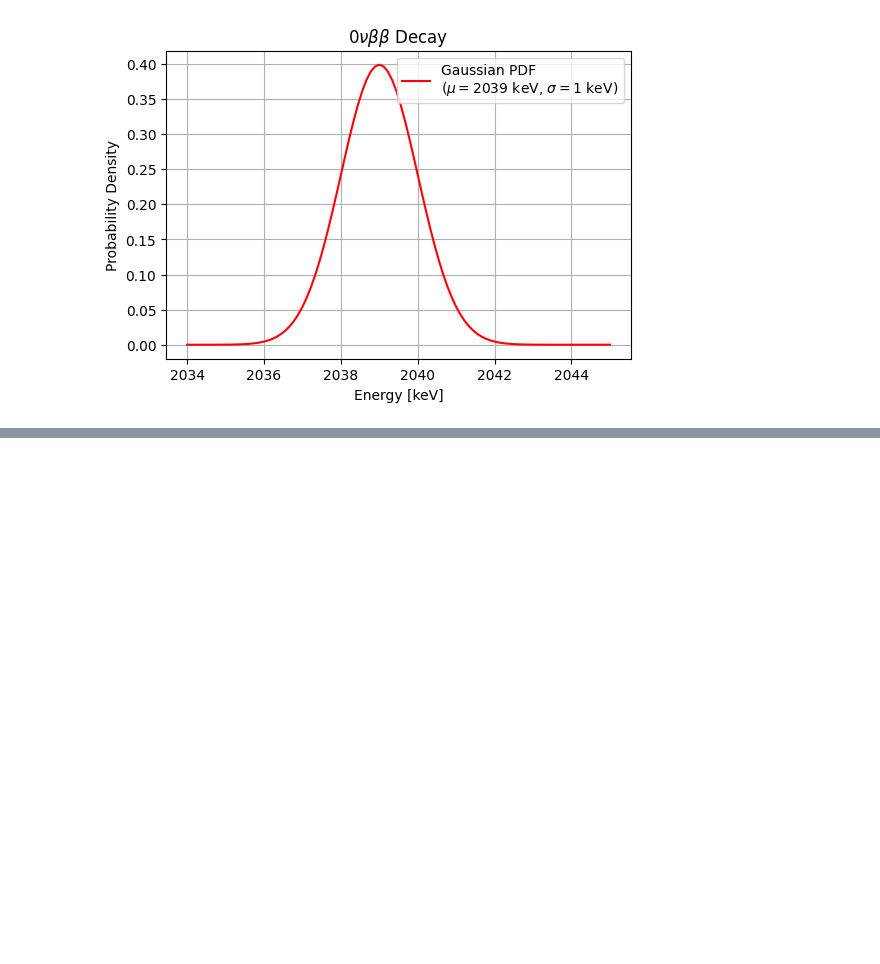
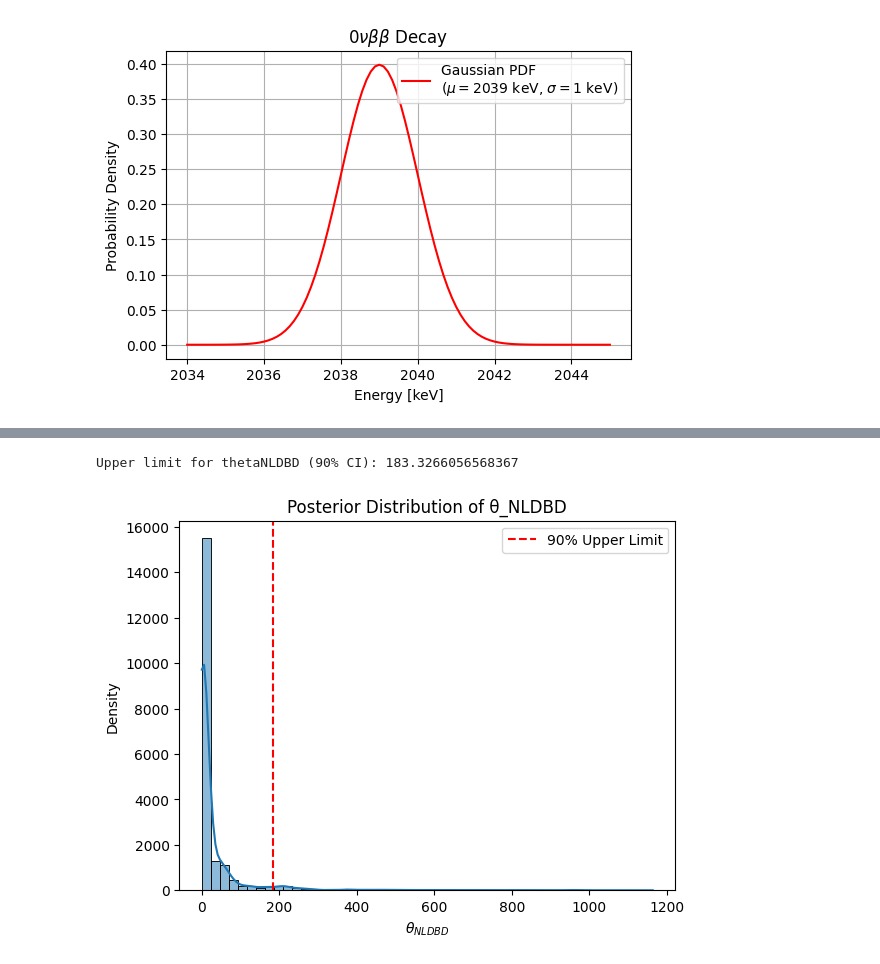
Before and after one commit to melissamp03/DSC291_FINAL-PROJECT, a Jupyter notebook: DSC291_Final-Project_2025.ipynb, the cells around one changed output, grey strips where cells are left out. Cells and saved outputs as stored; diff of their text form; code cells hidden in the pictures; blank space fills up the shorter version.

Commit message:
adding others code and updated mcmc

```diff
--- a/DSC291_Final-Project_2025.ipynb
+++ b/DSC291_Final-Project_2025.ipynb
@@ -156,0 +413,15 @@ plt.show()
+# %%
+# Run MCMC sampling
+random_state = np.random.RandomState(5)
+results = MCMC_sample(
+    log_posterior,
+    thetaA=[1350, lambda x: prior_thetaA.logpdf(x)],
+    thetaB=[770, lambda x: prior_thetaB.logpdf(x)],
+    thetaC=[1500, lambda x: prior_thetaC.logpdf(x)],
+    thetaNLDBD=[2039, lambda x: prior_thetaNLDBD.logpdf(x)],
+    nsamples=20000,
+    random_state=random_state
+)
+
+# Show summary
+print(results.describe())
@@ -156,0 +438,36 @@ plt.show()
+# %%
+thetaA_samples = results['thetaA']
+thetaB_samples = results['thetaB']
+thetaC_samples = results['thetaC']
+thetaNLDBD_samples = results['thetaNLDBD']
+
+def credible_interval(samples, confidence_level=0.90):
+    lower_percentile = (1 - confidence_level) / 2 * 100
+    upper_percentile = (1 + confidence_level) / 2 * 100
+    return np.percentile(samples, [lower_percentile, upper_percentile])
+
+# Compute 90% credible intervals for each parameter
+ci_thetaA = credible_interval(thetaA_samples)
+ci_thetaB = credible_interval(thetaB_samples)
+ci_thetaC = credible_interval(thetaC_samples)
+ci_thetaNLDBD = credible_interval(thetaNLDBD_samples)
+
+# Extract upper bound for θ_NLDBD
+upper_limit_thetaNLDBD = ci_thetaNLDBD[1]
+
+print(f"Upper limit for thetaNLDBD (90% CI): {upper_limit_thetaNLDBD}")
+
+# Plot posterior distribution of θ_NLDBD
+import seaborn as sns
+import matplotlib.pyplot as plt
+
+sns.histplot(thetaNLDBD_samples, kde=True, bins=50)
+plt.axvline(upper_limit_thetaNLDBD, color='red', linestyle='--', label='90% Upper Limit')
+plt.xlabel(r'$\theta_{NLDBD}$')
+plt.ylabel('Density')
+plt.title('Posterior Distribution of θ_NLDBD')
+plt.legend()
+plt.show()
+# %% [output]
+Upper limit for thetaNLDBD (90% CI): 183.3266056568367
+[figure, added]
```
Also changed, not shown: parts of 18 cells of this notebook.
